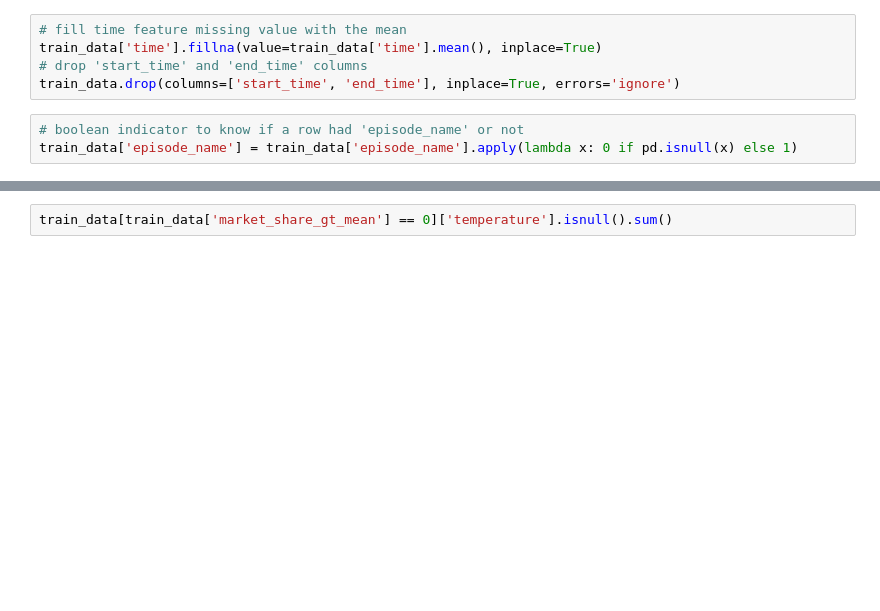
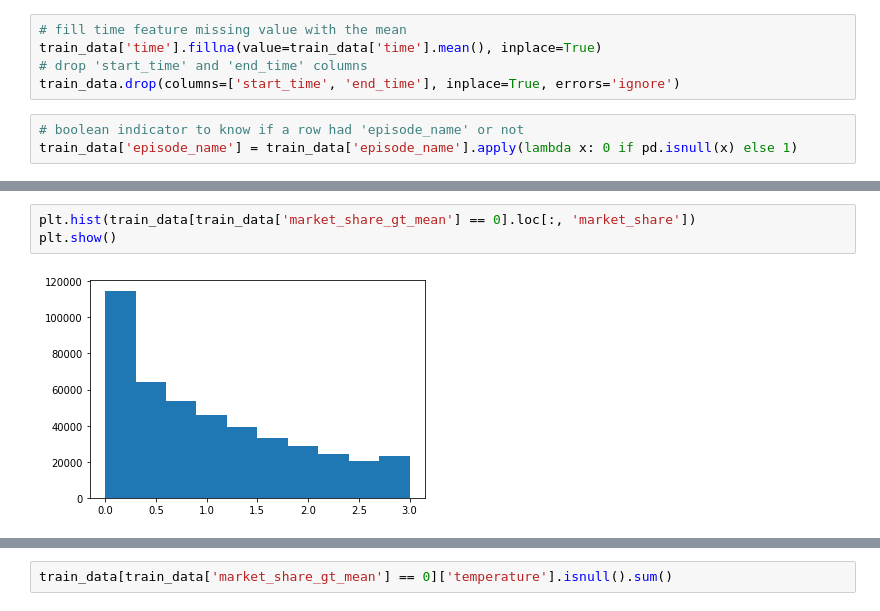
Before and after one commit to Carbonrun/YapAiTek_Challenge, a Jupyter notebook: 01_EDA.ipynb, the cells around one changed output, grey strips where cells are left out. Saved outputs shown, nothing was run; the diff lists cells and outputs as text; blank space fills up the shorter version.

```diff
--- a/01_EDA.ipynb
+++ b/01_EDA.ipynb
@@ -172,0 +248,5 @@ train_data.groupby(train_data['temperature'].isnull()).mean()
+# %%
+plt.hist(train_data[train_data['market_share_gt_mean'] == 0].loc[:, 'market_share'])
+plt.show()
+# %% [output]
+[figure, added]
```
Also changed, not shown: parts of 28 cells of this notebook, 2 other files.
